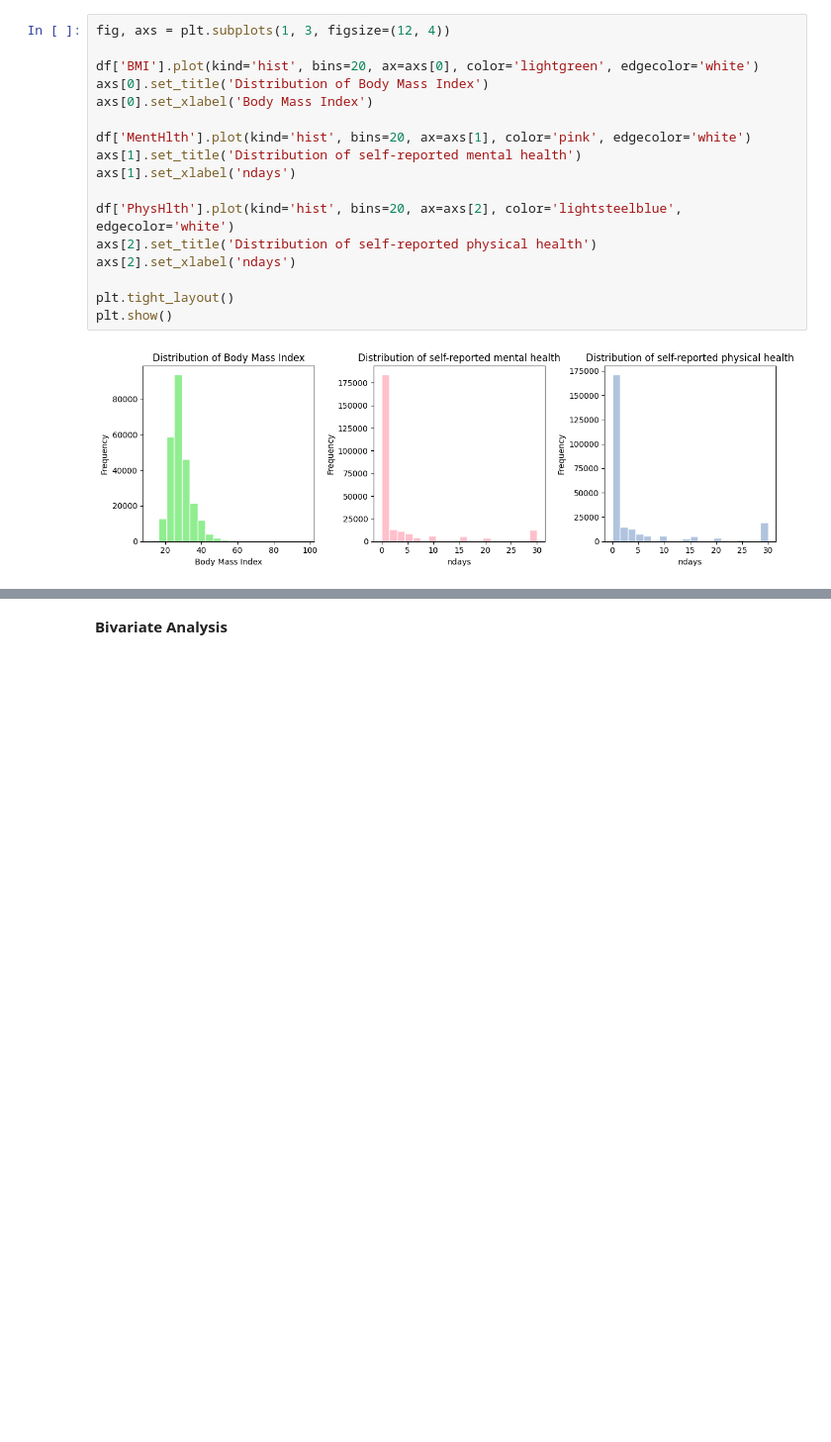
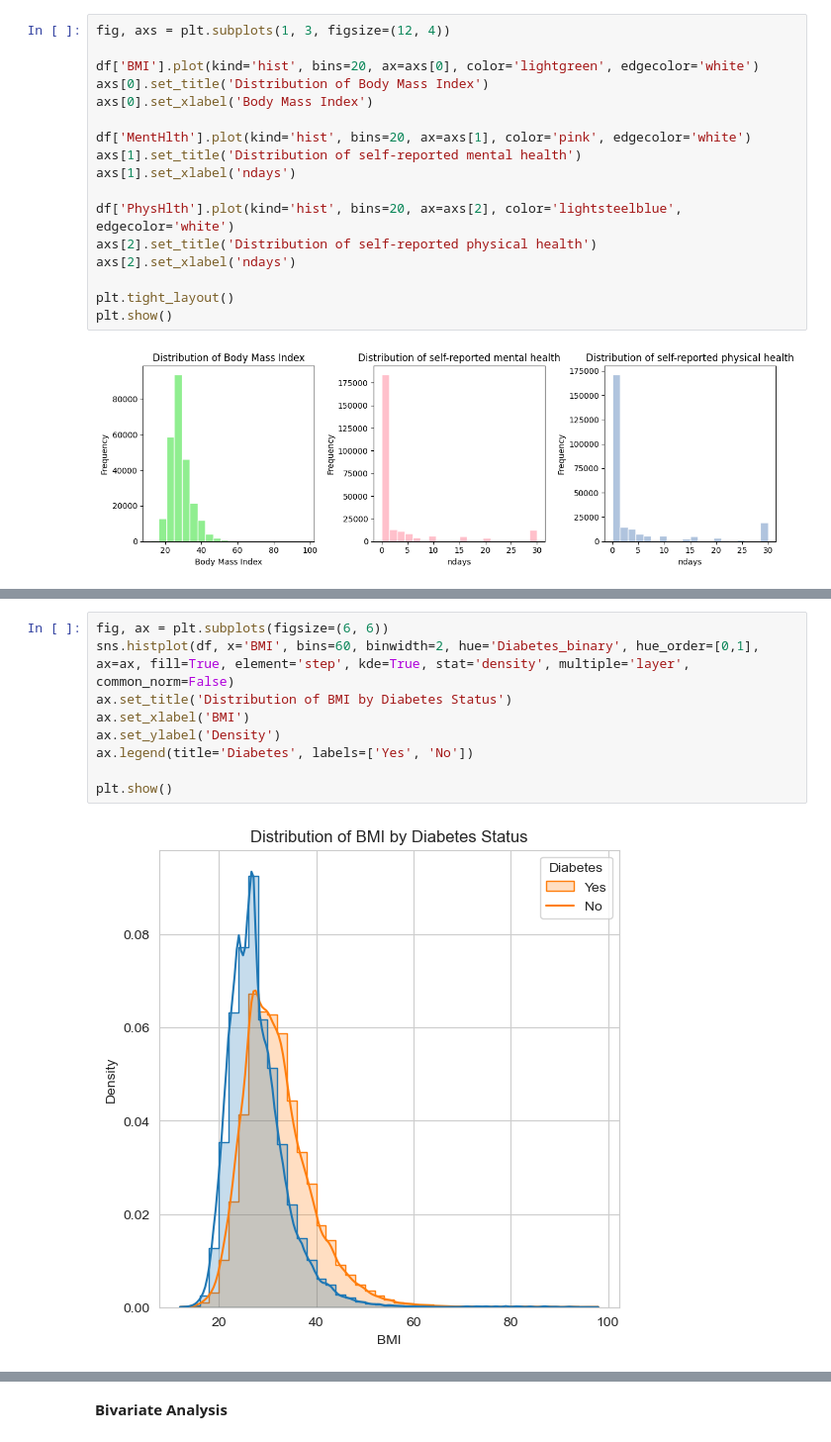
Before and after one commit to ninjakaib/math189project, a Jupyter notebook: MATH189.ipynb, the cells around one changed output, grey strips where cells are left out. Shown at 99% size. Cells and saved outputs as stored; diff of their text form; blank space fills up the shorter version.

```diff
--- a/MATH189.ipynb
+++ b/MATH189.ipynb
@@ -194,0 +254,11 @@ plt.show()
+# %%
+fig, ax = plt.subplots(figsize=(6, 6))
+sns.histplot(df, x='BMI', bins=60, binwidth=2, hue='Diabetes_binary', hue_order=[0,1], ax=ax, fill=True, element='step', kde=True, stat='density', multiple='layer', common_norm=False)
+ax.set_title('Distribution of BMI by Diabetes Status')
+ax.set_xlabel('BMI')
+ax.set_ylabel('Density')
+ax.legend(title='Diabetes', labels=['Yes', 'No'])
+
+plt.show()
+# %% [output]
+[figure, added]
```
Also changed, not shown: parts of 13 cells of this notebook, 2 other files.
